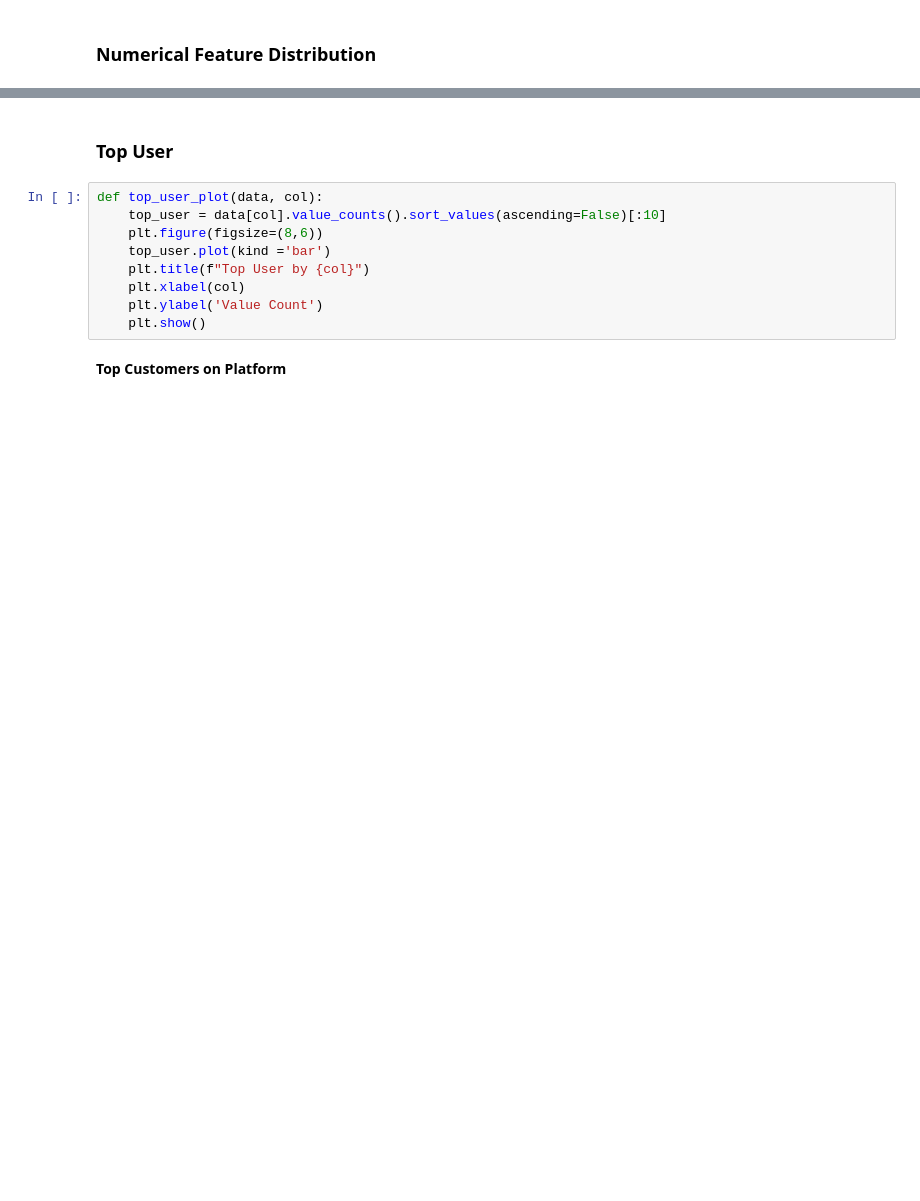
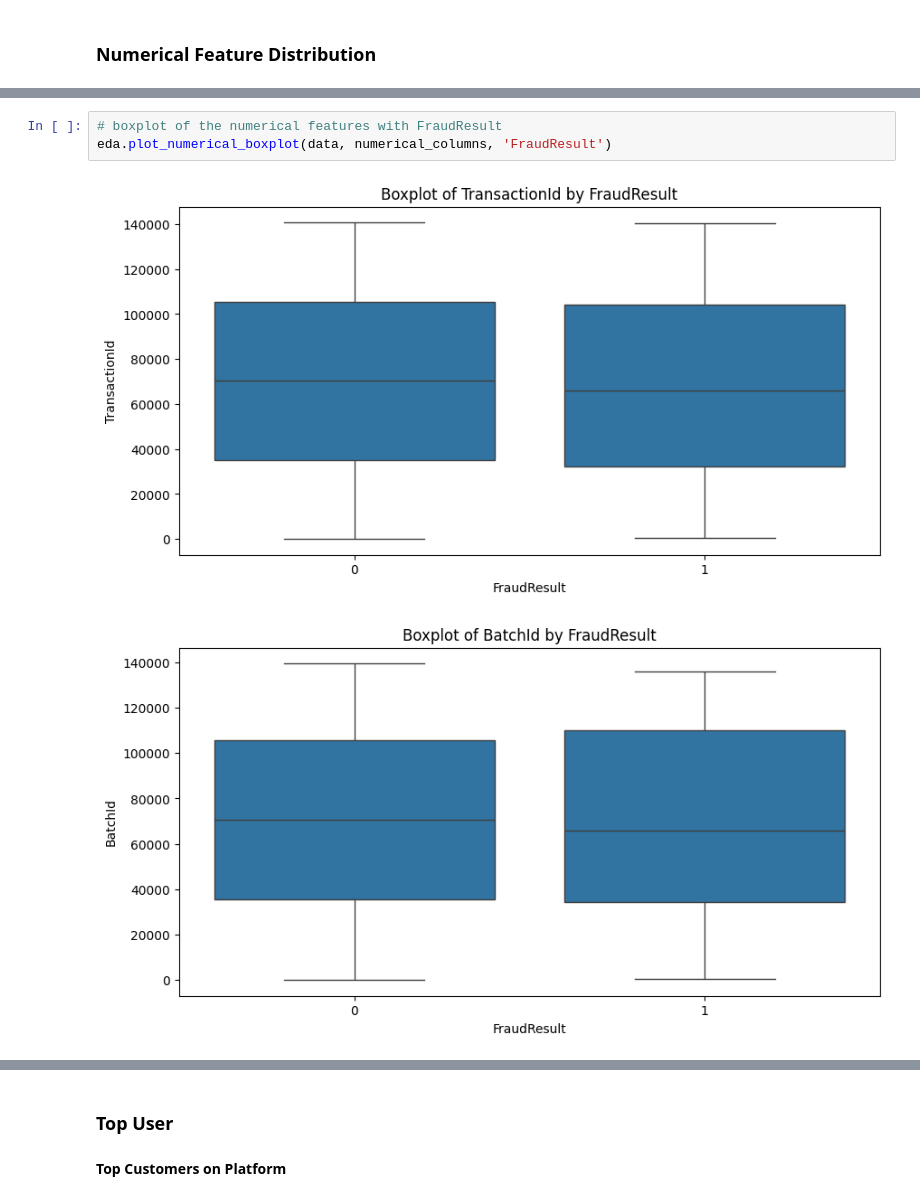
Before and after one commit to Heban-7/Credit-Scoring-Model, a Jupyter notebook: notebooks/Exploratory_data_analysis.ipynb, the cells around one changed output, grey strips where cells are left out. Drawn from its saved outputs; the diff is of its cells as text; blank space fills up the shorter version.

```diff
--- a/notebooks/Exploratory_data_analysis.ipynb
+++ b/notebooks/Exploratory_data_analysis.ipynb
@@ -178,0 +163,6 @@ visualize_numerical_distributions(data)
+# %%
+# boxplot of the numerical features with FraudResult
+eda.plot_numerical_boxplot(data, numerical_columns, 'FraudResult')
+# %% [output]
+[figure, added]
+[figure, added]
@@ -179,14 +180,5 @@ visualize_numerical_distributions(data)
 # %% [markdown]
 ### Top User
-# %%
-def top_user_plot(data, col):
-    top_user = data[col].value_counts().sort_values(ascending=False)[:10]
-    plt.figure(figsize=(8,6))
-    top_user.plot(kind ='bar')
-    plt.title(f"Top User by {col}")
-    plt.xlabel(col)
-    plt.ylabel('Value Count')
-    plt.show()
 # %% [markdown]
 **Top Customers on Platform**
 # %%
```
Also changed, not shown: parts of 26 cells of this notebook, 4 other files.
